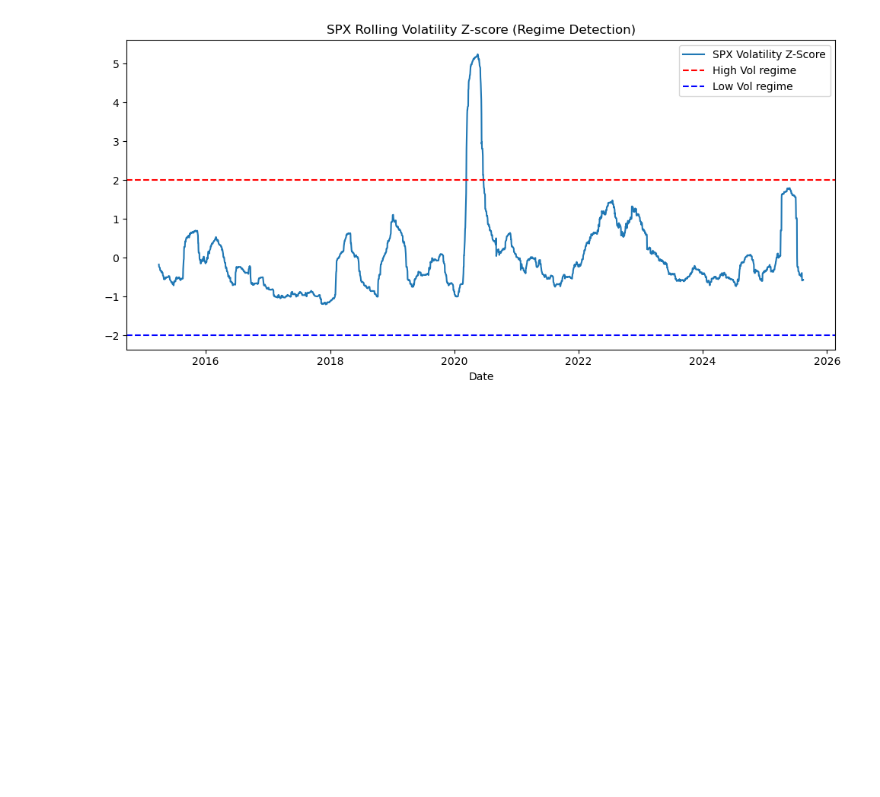
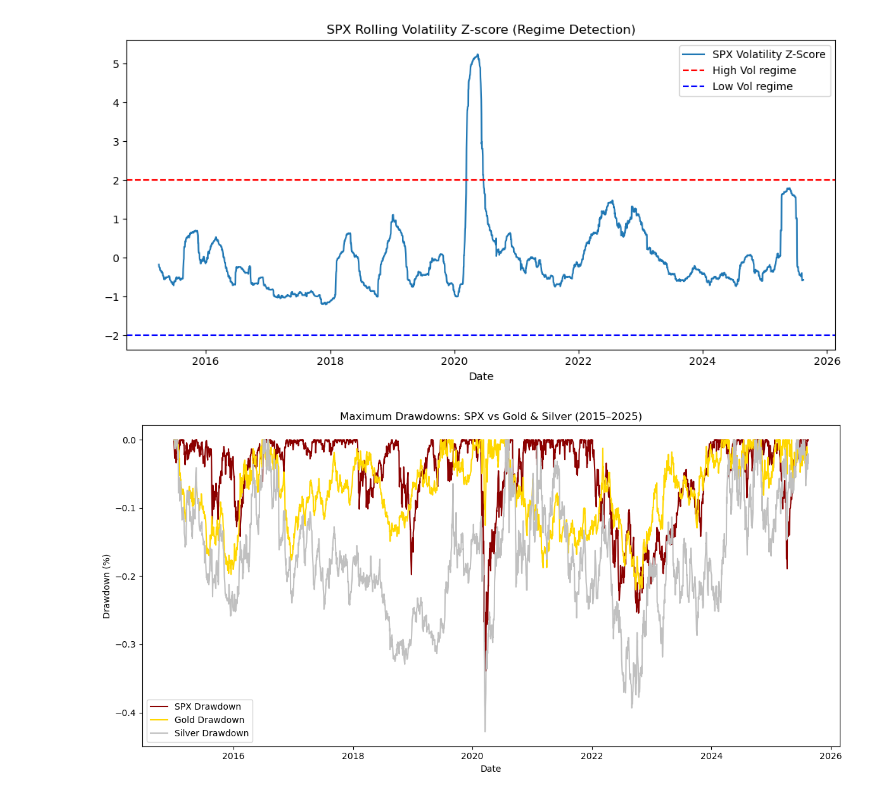
Before and after one commit to mbadu1/DES_A3_W3, a Jupyter notebook: HW_MK112.ipynb, the cells around one changed output. Drawn from its saved outputs; the diff is of its cells as text; code cells hidden in the pictures; blank space fills up the shorter version.

Commit message:
add graphe

```diff
--- a/HW_MK112.ipynb
+++ b/HW_MK112.ipynb
@@ -195,3 +195,25 @@ plt.tight_layout()
 plt.show()
 # %% [output]
 [figure]
+# %%
+def compute_drawdown(series):
+    peak = series.cummax()
+    dd = (series - peak) / peak
+    return dd
+
+dd_spx = compute_drawdown(df["SPX"])
+dd_gld = compute_drawdown(df["GLD"])
+dd_slv = compute_drawdown(df["SLV"])
+
+plt.figure(figsize=(12, 6))
+plt.plot(df.index, dd_spx, label="SPX Drawdown", color="darkred")
+plt.plot(df.index, dd_gld, label="Gold Drawdown", color="gold")
+plt.plot(df.index, dd_slv, label="Silver Drawdown", color="silver")
+plt.title("Maximum Drawdowns: SPX vs Gold & Silver (2015–2025)")
+plt.xlabel("Date")
+plt.ylabel("Drawdown (%)")
+plt.legend()
+plt.tight_layout()
+plt.show()
+# %% [output]
+[figure, added]
```
